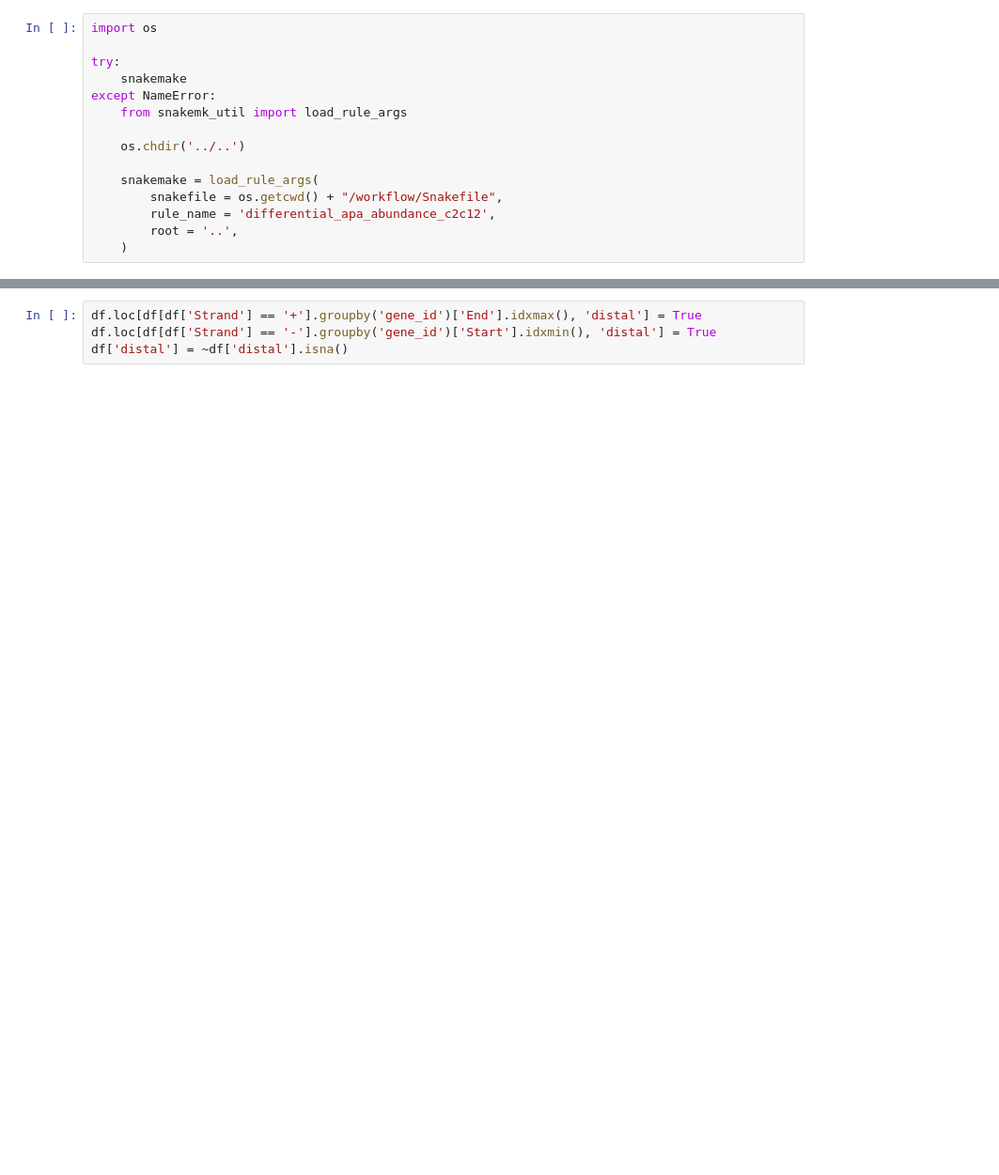
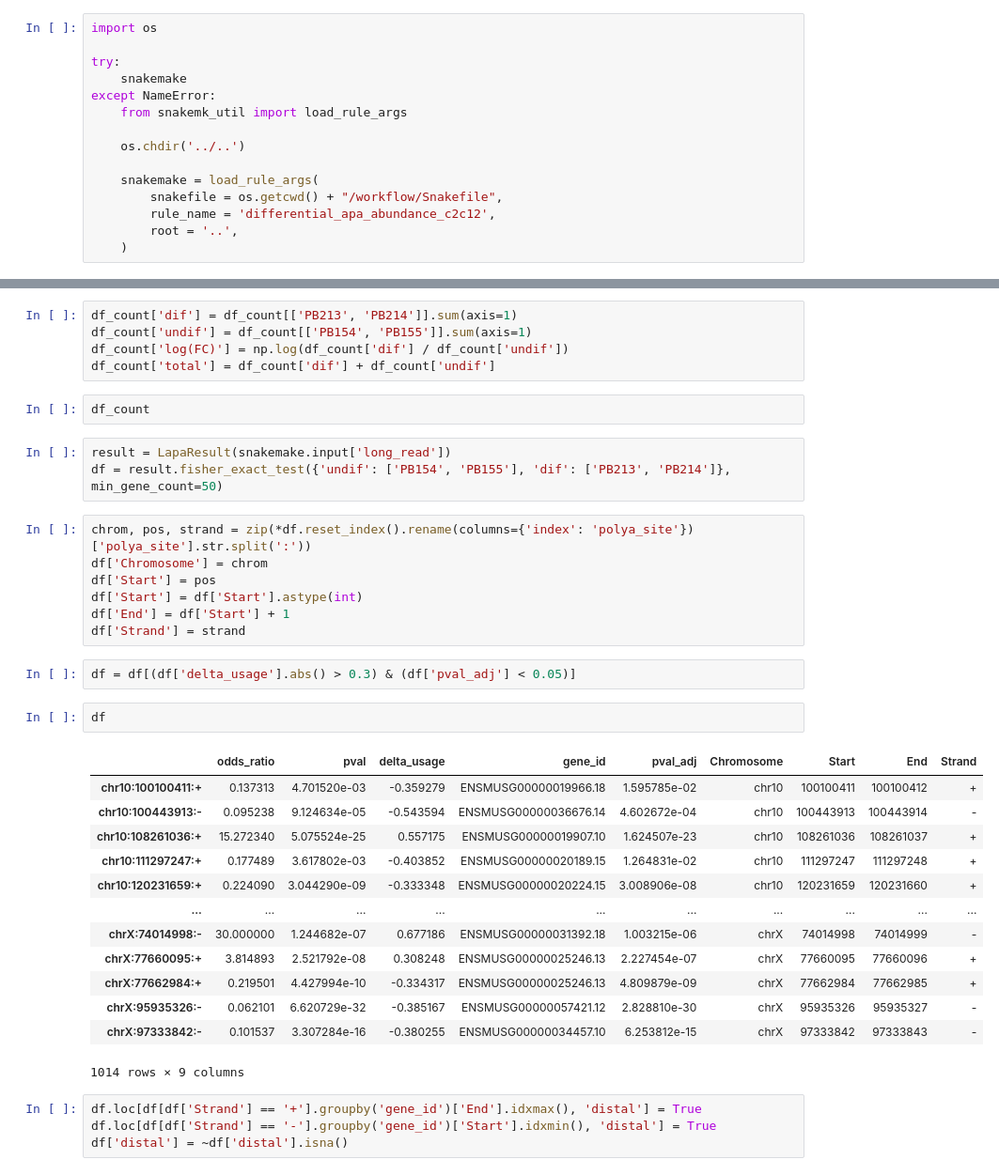
Before and after one commit to mortazavilab/lapa, a Jupyter notebook: workflow/c2c12/apa_differetial_gene_exp.ipynb, the cells around one changed output, grey strips where cells are left out. Shown: that part at 94% size. Drawn from its saved outputs; the diff is of its cells as text; blank space fills up the shorter version.

```diff
--- a/workflow/c2c12/apa_differetial_gene_exp.ipynb
+++ b/workflow/c2c12/apa_differetial_gene_exp.ipynb
@@ -23,3 +30,38 @@ df = pd.read_csv(snakemake.input['sig_csv'])
+# %%
+df_count['dif'] = df_count[['PB213', 'PB214']].sum(axis=1)
+df_count['undif'] = df_count[['PB154', 'PB155']].sum(axis=1)
+df_count['log(FC)'] = np.log(df_count['dif'] / df_count['undif'])
+df_count['total'] = df_count['dif'] + df_count['undif']
+# %%
+df_count
+# %%
+result = LapaResult(snakemake.input['long_read'])
+df = result.fisher_exact_test({'undif': ['PB154', 'PB155'], 'dif': ['PB213', 'PB214']}, min_gene_count=50)
+# %%
+chrom, pos, strand = zip(*df.reset_index().rename(columns={'index': 'polya_site'})['polya_site'].str.split(':'))
+df['Chromosome'] = chrom
+df['Start'] = pos
+df['Start'] = df['Start'].astype(int)
+df['End'] = df['Start'] + 1
+df['Strand'] = strand
+# %%
+df = df[(df['delta_usage'].abs() > 0.3) & (df['pval_adj'] < 0.05)]
+# %%
+df
+# %% [output]
+|  | odds_ratio | pval | delta_usage | gene_id | pval_adj | Chromosome | Start | End | Strand |
+| chr10:100100411:+ | 0.137313 | 4.701520e-03 | -0.359279 | ENSMUSG00000019966.18 | 1.595785e-02 | chr10 | 100100411 | 100100412 | + |
+| chr10:100443913:- | 0.095238 | 9.124634e-05 | -0.543594 | ENSMUSG00000036676.14 | 4.602672e-04 | chr10 | 100443913 | 100443914 | - |
+| chr10:108261036:+ | 15.272340 | 5.075524e-25 | 0.557175 | ENSMUSG00000019907.10 | 1.624507e-23 | chr10 | 108261036 | 108261037 | + |
+| chr10:111297247:+ | 0.177489 | 3.617802e-03 | -0.403852 | ENSMUSG00000020189.15 | 1.264831e-02 | chr10 | 111297247 | 111297248 | + |
+| chr10:120231659:+ | 0.224090 | 3.044290e-09 | -0.333348 | ENSMUSG00000020224.15 | 3.008906e-08 | chr10 | 120231659 | 120231660 | + |
+| ... | ... | ... | ... | ... | ... | ... | ... | ... | ... |
+| chrX:74014998:- | 30.000000 | 1.244682e-07 | 0.677186 | ENSMUSG00000031392.18 | 1.003215e-06 | chrX | 74014998 | 74014999 | - |
+| chrX:77660095:+ | 3.814893 | 2.521792e-08 | 0.308248 | ENSMUSG00000025246.13 | 2.227454e-07 | chrX | 77660095 | 77660096 | + |
+| chrX:77662984:+ | 0.219501 | 4.427994e-10 | -0.334317 | ENSMUSG00000025246.13 | 4.809879e-09 | chrX | 77662984 | 77662985 | + |
+| chrX:95935326:- | 0.062101 | 6.620729e-32 | -0.385167 | ENSMUSG00000057421.12 | 2.828810e-30 | chrX | 95935326 | 95935327 | - |
+| chrX:97333842:- | 0.101537 | 3.307284e-16 | -0.380255 | ENSMUSG00000034457.10 | 6.253812e-15 | chrX | 97333842 | 97333843 | - |
+1014 rows × 9 columns
 # %%
 df.loc[df[df['Strand'] == '+'].groupby('gene_id')['End'].idxmax(), 'distal'] = True
 df.loc[df[df['Strand'] == '-'].groupby('gene_id')['Start'].idxmin(), 'distal'] = True
```
Also changed, not shown: parts of 10 cells of this notebook, 50 other files.
